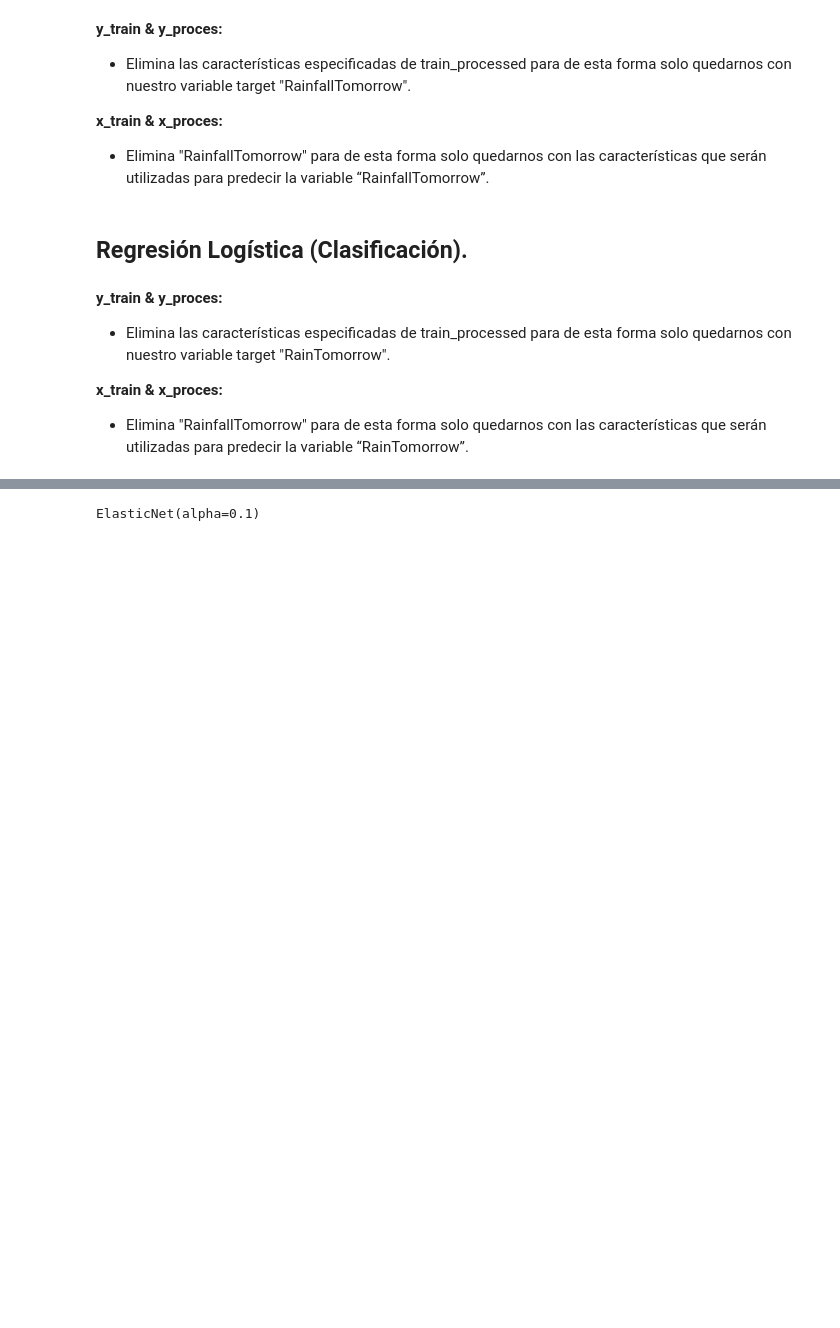
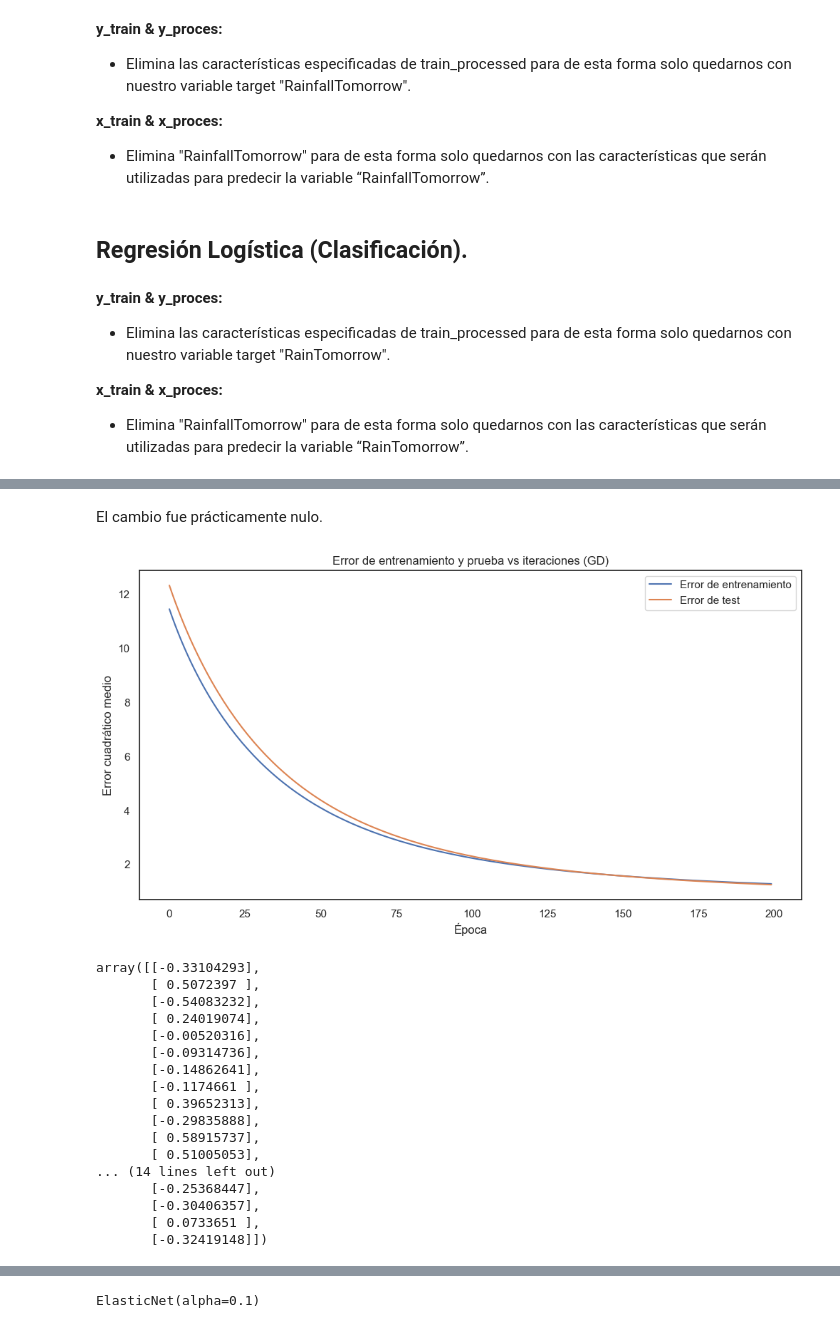
Before and after one commit to C4570/AA1-TUIA-Britos-Moresco, a Jupyter notebook: TP_integrador_AA1.ipynb, the cells around one changed output, grey strips where cells are left out. Cells and saved outputs as stored; diff of their text form; code cells hidden in the pictures; blank space fills up the shorter version.

```diff
--- a/TP_integrador_AA1.ipynb
+++ b/TP_integrador_AA1.ipynb
@@ -2358,8 +2380,0 @@ SGDRegressor(random_state=42)
-# %%
-
-# Use an older version of scikit-learn that supports NaN values
-model_sgd = SGDRegressor(random_state=42)
-model_sgd.fit(x_train_rl, y_train_rl)
-
-# Make predictions
-y_pred_sgd = model_sgd.predict(x_test_rl)
@@ -2449,0 +2385,4 @@ Ridge Score df_test: 0.25425270767028363
+# %%
+# Crea una instancia del modelo de regresión lineal
+model_rl = LinearRegression()
+model_rl.fit(x_train_rl, y_train_rl)
@@ -2449,0 +2522,4 @@ Ridge Score df_test: 0.25425270767028363
+# %%
+# Regresión lineal utilizando SGDRegressor
+model_sgd = SGDRegressor(max_iter=1000, tol=1e-3)
+model_sgd.fit(x_train_rl, y_train_rl.values.ravel())
@@ -2449,0 +2624,2 @@ Ridge Score df_test: 0.25425270767028363
+# %% [markdown]
+El cambio fue prácticamente nulo.
@@ -2449,0 +2691,24 @@ Ridge Score df_test: 0.25425270767028363
+# %%
+y_train_gd = y_train_rl.values.reshape(-1, 1)
+y_test_gd = y_test_rl.values.reshape(-1, 1)
+# %%
+gradient_descent(x_train_rl, y_train_gd, x_test_rl, y_test_gd, lr=0.01, epochs=200)
+# %% [output]
+[figure, added]
+array([[-0.33104293],
+       [ 0.5072397 ],
+       [-0.54083232],
+       [ 0.24019074],
+       [-0.00520316],
+       [-0.09314736],
+       [-0.14862641],
+       [-0.1174661 ],
+       [ 0.39652313],
+       [-0.29835888],
+       [ 0.58915737],
+       [ 0.51005053],
+... (14 lines left out)
+       [-0.25368447],
+       [-0.30406357],
+       [ 0.0733651 ],
+       [-0.32419148]])
```
Also changed, not shown: parts of 80 cells of this notebook.
